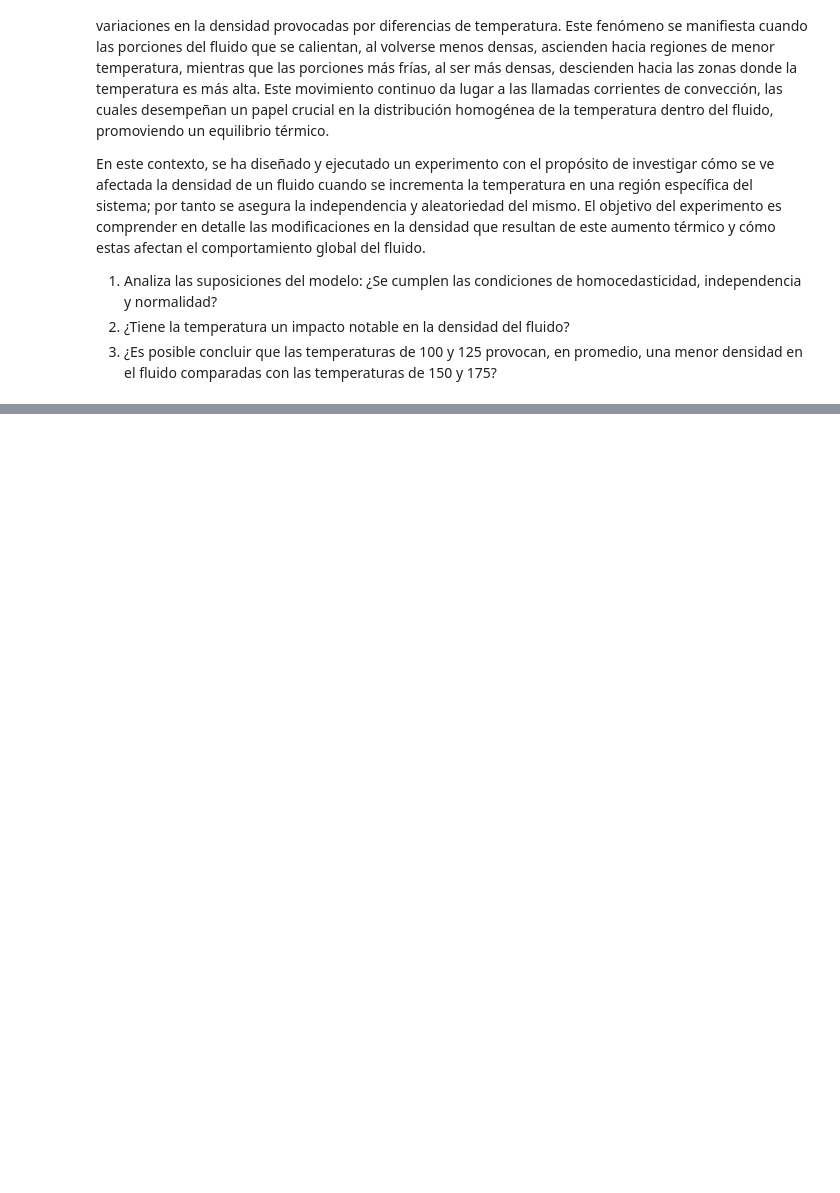
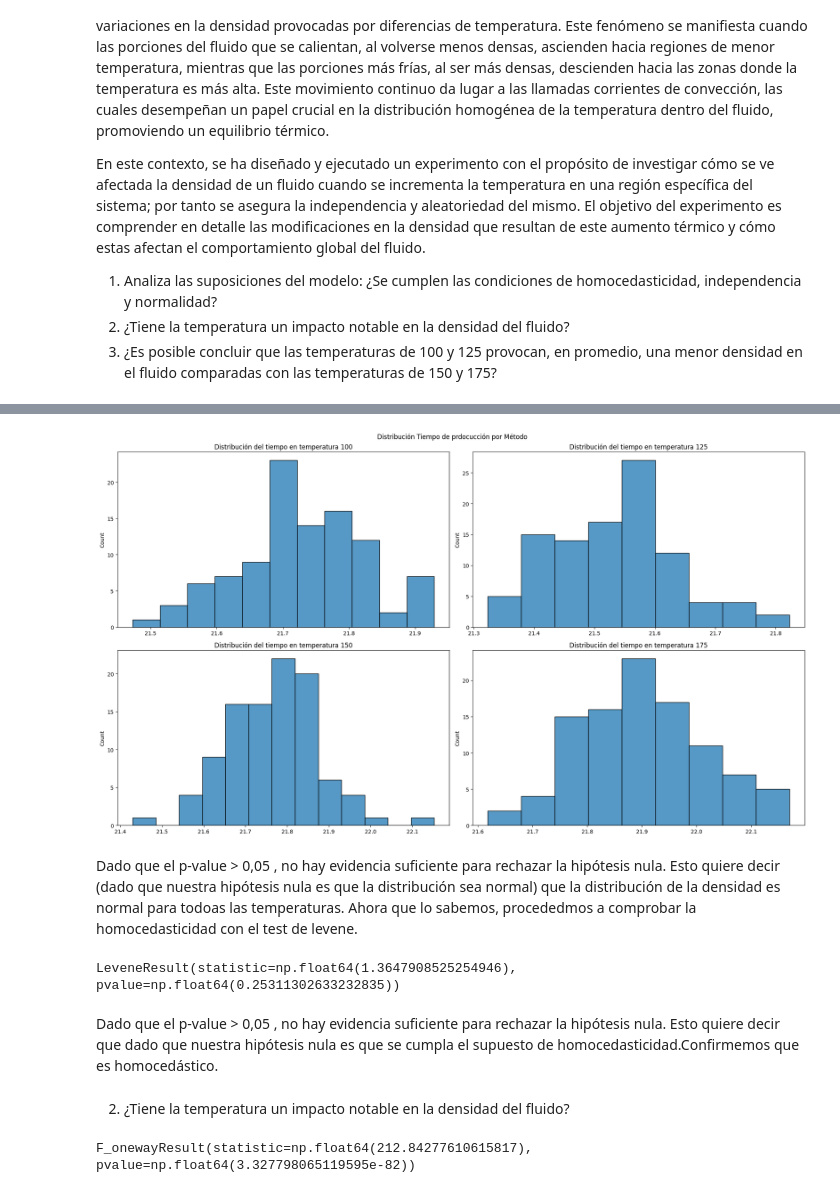
Before and after one commit to jgilsu11/laboratorio-modulo6-leccion03-1-ab-testing-parametrico, a Jupyter notebook: laboratorio-modulo6-leccion03-1-ab-testing-parametrico.ipynb, the cells around one changed output, grey strips where cells are left out. Cells and saved outputs as stored; diff of their text form; code cells hidden in the pictures; blank space fills up the shorter version.

```diff
--- a/laboratorio-modulo6-leccion03-1-ab-testing-parametrico.ipynb
+++ b/laboratorio-modulo6-leccion03-1-ab-testing-parametrico.ipynb
@@ -302,0 +242,2 @@ En este contexto, se ha diseñado y ejecutado un experimento con el propósito d
+# %%
+fluidos["temperatura"]=fluidos["temperatura"].astype(object)
@@ -302,0 +254,10 @@ En este contexto, se ha diseñado y ejecutado un experimento con el propósito d
+# %%
+lista_metodos= fluidos["temperatura"].unique().tolist()
+
+
+for indice, fluido in enumerate(lista_metodos):
+    normalizale = fluidos[fluidos["temperatura"] == fluido]["densidad"]
+    loc, scale = stats.norm.fit(normalizale) # Normalizamos para que devuelva un p-value
+    _, p_value = stats.kstest(normalizale, 'norm',args=(loc,scale))
+    resultado = p_value > 0.05
+    print(f"la densidad con una temperatura de {fluido} sigue una distribución normal según el test de Kolmogorov-Smirnov.{resultado}")
@@ -302,0 +269,50 @@ En este contexto, se ha diseñado y ejecutado un experimento con el propósito d
+# %%
+fig, axes = plt.subplots(nrows=2, ncols=2, figsize=(19, 11))
+axes = axes.flat  #Esto es para solo tener que meter un indice en lugar de dos (me lo hace de segido pero me lo sigue enseñando en 4x4)
+lista_metodos= fluidos["temperatura"].unique().tolist()
+
+
+for indice, fluido in enumerate(lista_metodos):
+    sns.histplot(x="densidad", data= fluidos[fluidos["temperatura"]== fluido], ax=axes[indice])
+    axes[indice].set_title(f"Distribución del tiempo en temperatura {fluido}")
+    axes[indice].set_xlabel("")
+
+
+
+if len(lista_metodos) % 2 != 0:
+    fig.delaxes(axes[-1])           #esto es por si es un número impar de columnas para eliminar la que se quedaría vacía
+
+fig.suptitle("Distribución Tiempo de prdocucción por Método")
+plt.tight_layout()
+plt.show()
+# %% [output]
+[figure, added]
+# %% [markdown]
+Dado que el p-value > 0,05 , no hay evidencia suficiente para rechazar la hipótesis nula. Esto quiere decir (dado que nuestra hipótesis nula es que la distribución sea normal) que la distribución de la densidad es normal para todoas las temperaturas. Ahora que lo sabemos, procededmos a comprobar la homocedasticidad con el test de levene.
+# %%
+
+unicos=fluidos["temperatura"].unique()   #lista de grupos
+for grupo in unicos:
+    montaje_metrica= fluidos[fluidos["temperatura"]== grupo]["densidad"]
+    globals()[grupo] = montaje_metrica                                   #globals permite poner un parametro de una funcion en la variable a definir (de normal no se puede)
+                                                                    #basicamente el globals lo empaqueta en un especie de diccionario en la que lo unico que se almacena en unicos (lista_grupo) son los nombres A B y C
+
+
+print(stats.levene(*[globals()[var] for var in unicos]))                  #al desempaquetar, de la A obtenemos sus estadisticos el * es para quitar la lista
+# %% [output]
+LeveneResult(statistic=np.float64(1.3647908525254946), pvalue=np.float64(0.25311302633232835))
+# %% [markdown]
+Dado que el p-value > 0,05 , no hay evidencia suficiente para rechazar la hipótesis nula. Esto quiere decir que dado que nuestra hipótesis nula es que se cumpla el supuesto de homocedasticidad.Confirmemos que es homocedástico.
+# %% [markdown]
+2. ¿Tiene la temperatura un impacto notable en la densidad del fluido?
+# %%
+#Aqui supongo que tengo que hacer un anova ya que tengo que hacer un contraste de hipotesis de 4
+
+unicos=fluidos["temperatura"].unique()   #lista de grupos
+for grupo in unicos:
+    montaje_metrica= fluidos[fluidos["temperatura"]== grupo]["densidad"]
+    globals()[grupo] = montaje_metrica
+
+print(stats.f_oneway(*[globals()[var] for var in unicos]))
+# %% [output]
+F_onewayResult(statistic=np.float64(212.84277610615817), pvalue=np.float64(3.327798065119595e-82))
```
Also changed, not shown: parts of 25 cells of this notebook.
